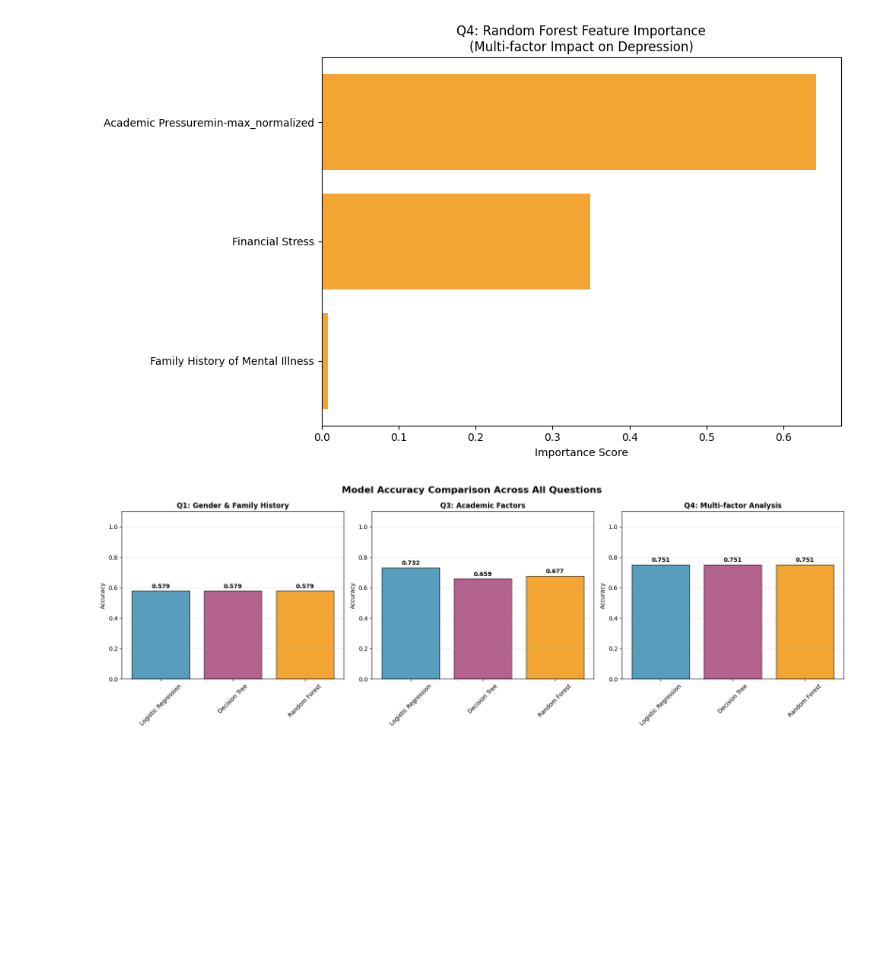
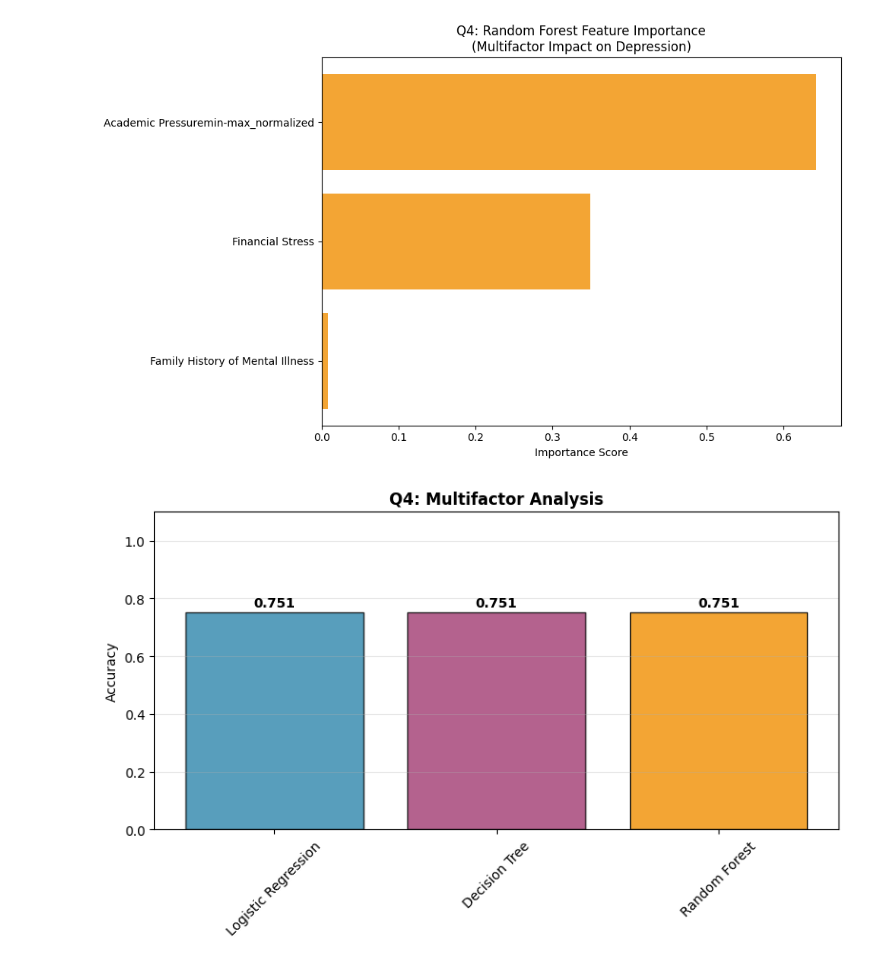
Before and after one commit to dinnifarisya/Student-Depression-Data-Science-Project, a Jupyter notebook: Data Science Project.ipynb, the cells around one changed output. Drawn from its saved outputs; the diff is of its cells as text; code cells hidden in the pictures; blank space fills up the shorter version.

```diff
--- a/Data Science Project.ipynb
+++ b/Data Science Project.ipynb
@@ -1317,38 +1351,10 @@ plt.tight_layout()
 plt.show()
 # %% [output]
 [figure]
-# %%
-fig, axes = plt.subplots(1, 3, figsize=(18, 6))
-fig.suptitle('Model Accuracy Comparison Across All Questions', fontsize=16, fontweight='bold')
-
-questions = ['Q1', 'Q3', 'Q4']
-question_titles = [
-    'Q1: Gender & Family History',
-    'Q3: Academic Factors',
-    'Q4: Multifactor Analysis'
-]
-
-for i, (q, title) in enumerate(zip(questions, question_titles)):
-    models_list = [result[0] for result in results[q]]
-    accuracies = [result[1] for result in results[q]]
-    model_colors = [colors[model] for model in models_list]
-
-    bars = axes[i].bar(models_list, accuracies, color=model_colors, alpha=0.8, edgecolor='black', linewidth=1)
-
-    for bar, acc in zip(bars, accuracies):
-        axes[i].text(bar.get_x() + bar.get_width()/2, bar.get_height() + 0.01,
-                    f'{acc:.3f}', ha='center', va='bottom', fontweight='bold')
-
-    axes[i].set_title(title, fontweight='bold')
-    axes[i].set_ylabel('Accuracy')
-    axes[i].set_ylim(0, 1.1)
-    axes[i].tick_params(axis='x', rotation=45)
-    axes[i].grid(axis='y', alpha=0.3)
-
-plt.tight_layout()
-plt.show()
-# %% [output]
-[figure, removed]
+# %%
+modelComparison('Q4')
+# %% [output]
+[figure, added]
 # %%
 print("\nSummary of Best Performing Models:")
 for q, title in zip(questions, question_titles):
```
Also changed, not shown: parts of 6 cells of this notebook.
